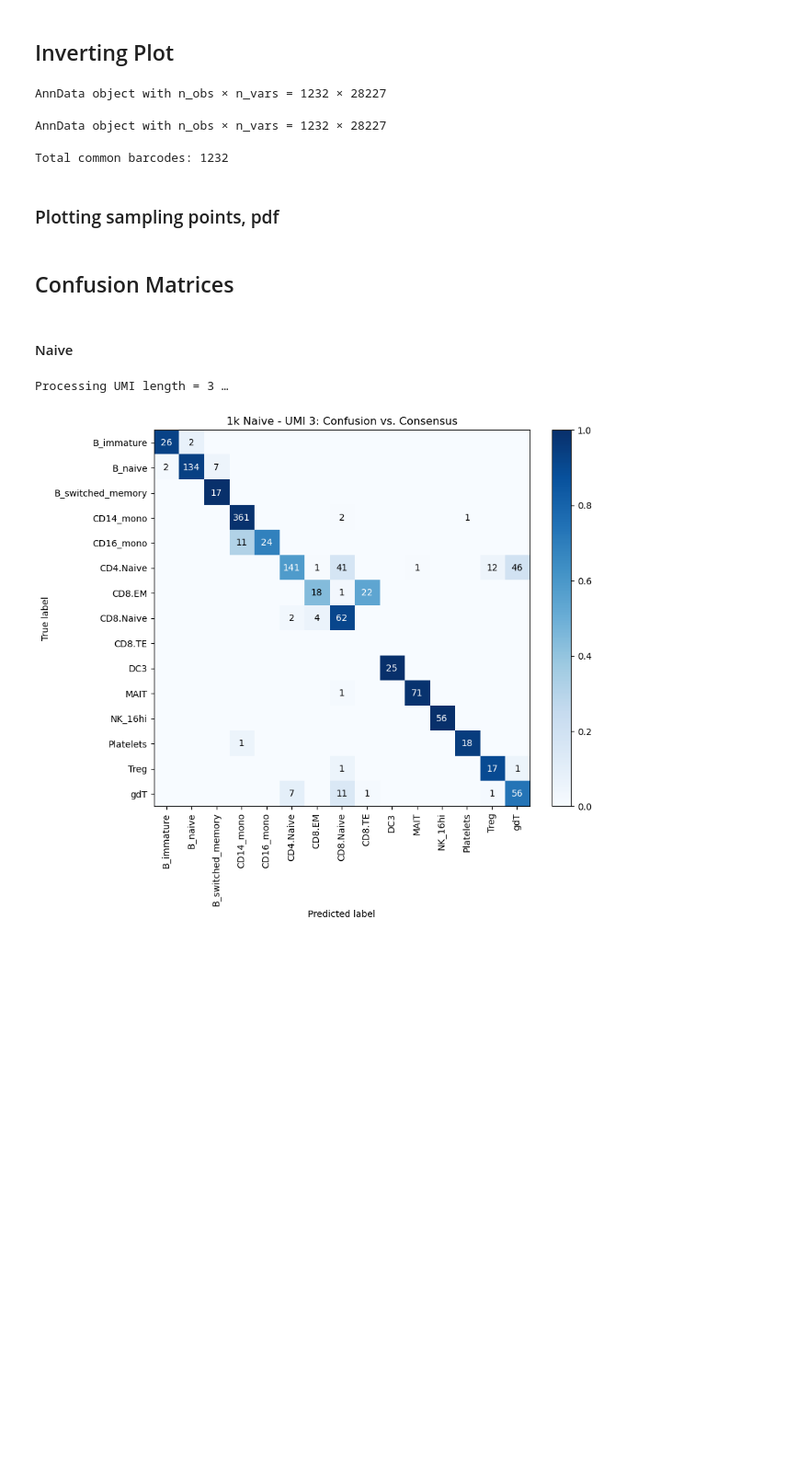
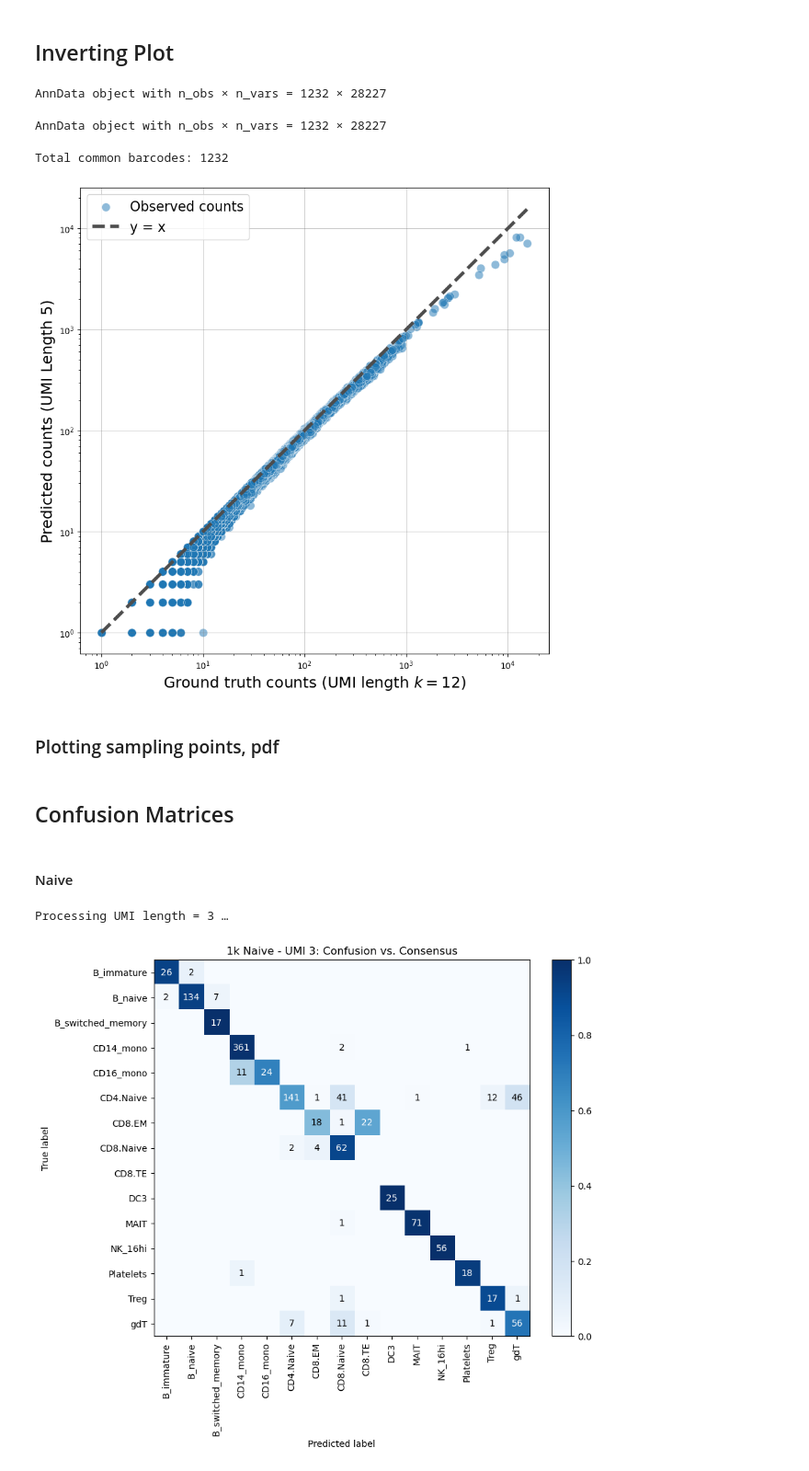
Before and after one commit to agdylan/minimal_UMIs, a Jupyter notebook: figures_ur/manuscript_figures_notebook.ipynb, the cells around one changed output. Shown at 92% size. Drawn from its saved outputs; the diff is of its cells as text; code cells hidden in the pictures; blank space fills up the shorter version.

```diff
--- a/figures_ur/manuscript_figures_notebook.ipynb
+++ b/figures_ur/manuscript_figures_notebook.ipynb
@@ -298,8 +433,8 @@ for barcode in common_barcodes:
     mask = gene_counts1 >= 1
 
     # Apply the mask to filter gene_counts1 and the corresponding values in gene_counts2
-    filtered_counts1 = gene_counts1[mask] + 1  # +1 for log scale
-    filtered_counts2 = gene_counts2[mask] + 1
+    filtered_counts1 = gene_counts1[mask]  # +1 for log scale
+    filtered_counts2 = gene_counts2[mask]
 
     # Append to the global lists
     all_gene_counts1.extend(filtered_counts1)
@@ -310,41 +445,46 @@ all_gene_counts1 = np.array(all_gene_counts1)
 all_gene_counts2 = np.array(all_gene_counts2)
 
 # Plotting
-plt.figure(figsize=(10, 9))
+plt.figure(figsize=(10, 10))
 plt.scatter(
     all_gene_counts1,
     all_gene_counts2,
     alpha=0.5,
     c='#1f77b4',
     edgecolors='w',
     s=100,
     linewidth=0.5,
-    label='Gene Counts'
+    label='Observed counts'
 )
 
 # Adding the identity line
 max_val = max(all_gene_counts1.max(), all_gene_counts2.max())
-plt.plot([1, max_val], [1, max_val], linestyle='--', color='#4D4D4D', linewidth=5, label='y = x')
+plt.plot([1, max_val], [1, max_val], linestyle='--', color='#4D4D4D', linewidth=4, label='y = x')
 
 # Calculate function values for plotting
 n_values = np.logspace(0, 4.5, 200)
 f_n_4j = f(n_values, j)
 
 # Log scale for both axes
 plt.xscale('log')
 plt.yscale('log')
 
+ymin, ymax = plt.ylim()
+plt.ylim(0, ymax)
+plt.xlim(0, ymax)
+
 # Labels and legend
-plt.xlabel('True Gene Counts (UMI Length 12)', fontsize=18)
-plt.ylabel(f'Predicted Counts (UMI Length {j})', fontsize=18)
+plt.xlabel(r"Ground truth counts (UMI length $k=12$)", fontsize=18)
+plt.ylabel(f'Predicted counts (UMI Length {j})', fontsize=18)
 plt.grid(True, linestyle='-', linewidth=0.5, color='gray', alpha=0.7)
 plt.legend(loc="upper left",fontsize=16)  # Or any other position
 
 save_dir = "/data/dagyeman/cellranger/bam_file_analysis/figures_ur/manuscript_figures"
 plt.savefig(f"{save_dir}/inverted_UMI_12_vs_{j}_all_cells.jpg", format='jpg', dpi=300)
 plt.show()
 # %% [output]
 Total common barcodes: 1232
+[figure, added]
 # %% [markdown]
 ### Plotting sampling points, pdf
 # %%
```
Also changed, not shown: parts of 10 cells of this notebook, 10 other files.
